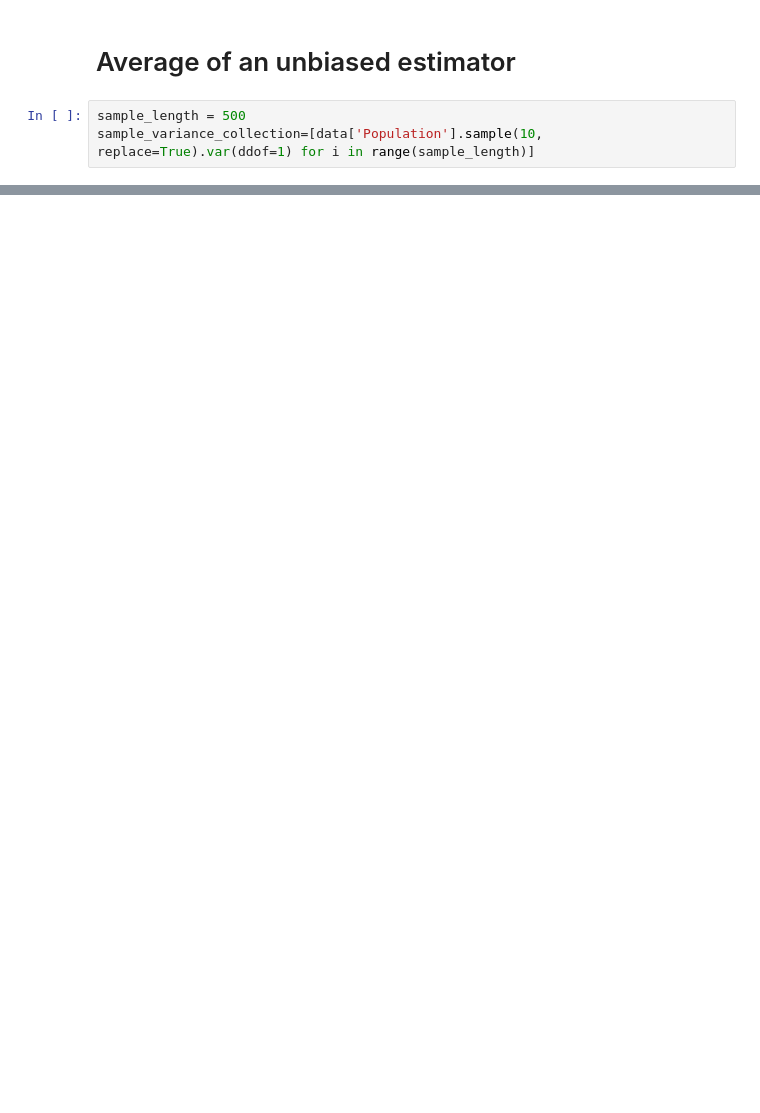
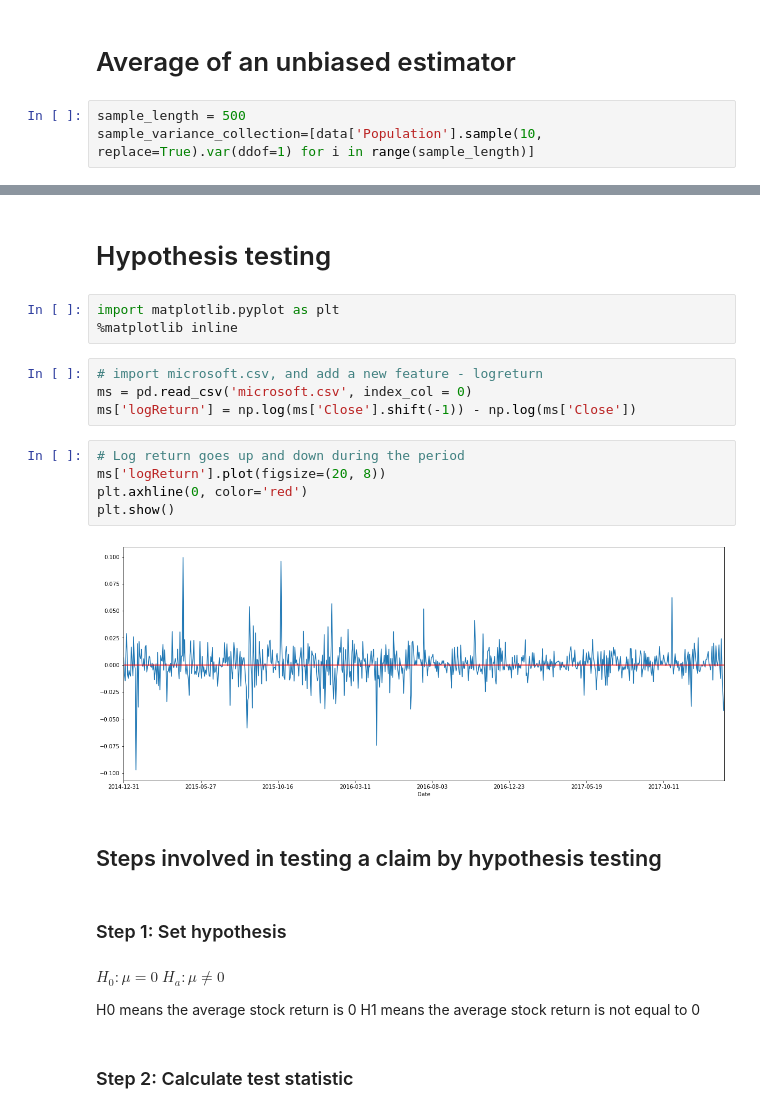
Before and after one commit to gmineo/Coursera-Financial_Analysis, a Jupyter notebook: Week 3 Coursera Stock.ipynb, the cells around one changed output, grey strips where cells are left out. Cells and saved outputs as stored; diff of their text form; blank space fills up the shorter version.

```diff
--- a/Week 3 Coursera Stock.ipynb
+++ b/Week 3 Coursera Stock.ipynb
@@ -69,0 +160,28 @@ sample_variance_collection=[data['Population'].sample(10, replace=True).var(ddof
+# %% [markdown]
+# Hypothesis testing
+# %%
+import matplotlib.pyplot as plt
+%matplotlib inline
+# %%
+# import microsoft.csv, and add a new feature - logreturn
+ms = pd.read_csv('microsoft.csv', index_col = 0)
+ms['logReturn'] = np.log(ms['Close'].shift(-1)) - np.log(ms['Close'])
+# %%
+# Log return goes up and down during the period
+ms['logReturn'].plot(figsize=(20, 8))
+plt.axhline(0, color='red')
+plt.show()
+# %% [output]
+[figure, added]
+# %% [markdown]
+## Steps involved in testing a claim by hypothesis testing
+# %% [markdown]
+### Step 1: Set hypothesis
+# %% [markdown]
+$H_0 : \mu = 0$
+$H_a : \mu \neq 0$
+
+H0 means the average stock return is 0
+H1 means the average stock return is not equal to 0
+# %% [markdown]
+### Step 2: Calculate test statistic
```
Also changed, not shown: parts of 31 cells of this notebook.
